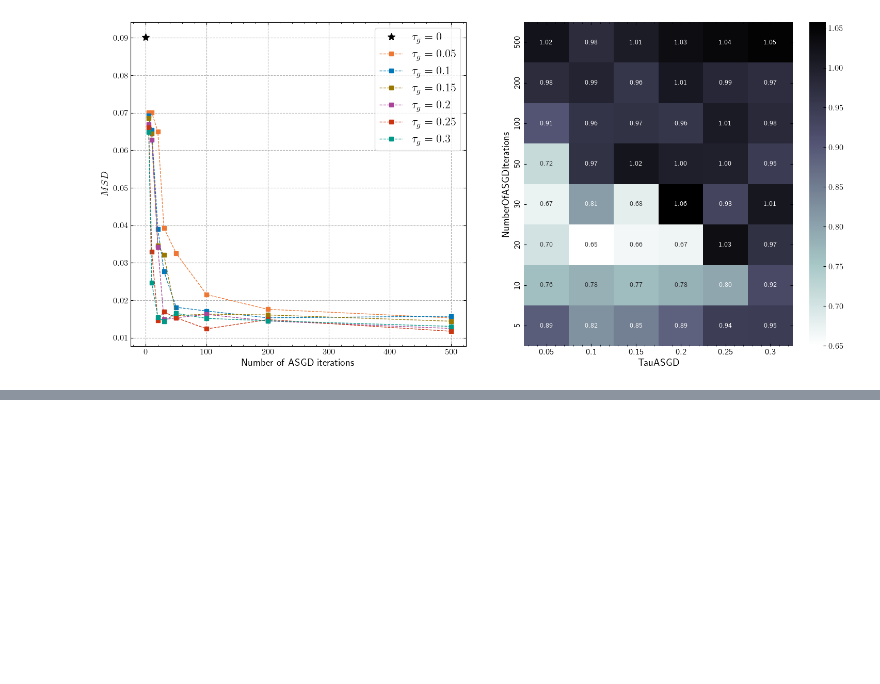
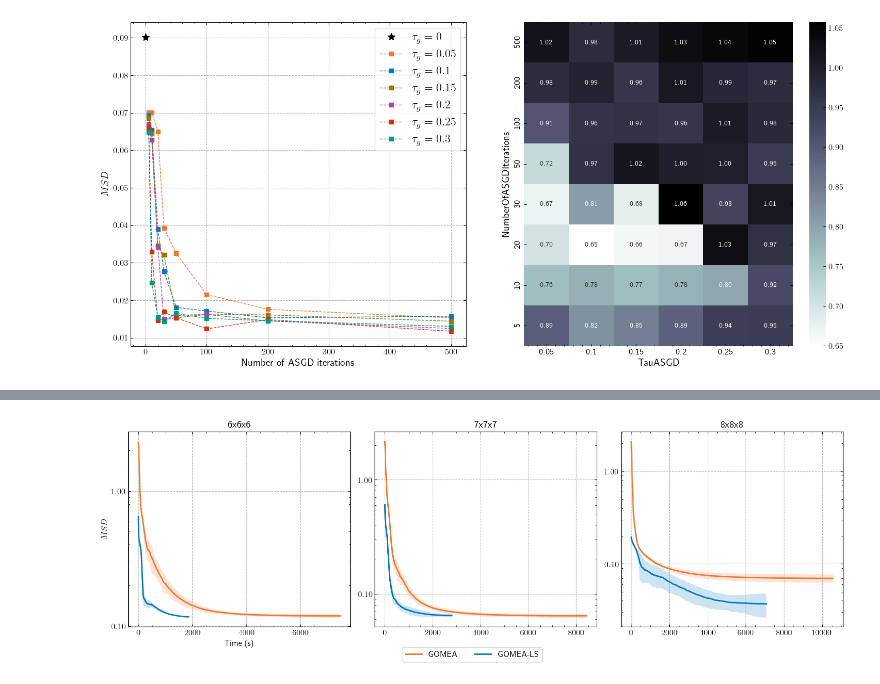
Before and after one commit to joasiee/elastix, a Jupyter notebook: experiments/notebooks/experiments/hybrid.ipynb, the cells around one changed output, grey strips where cells are left out. Cells and saved outputs as stored; diff of their text form; code cells hidden in the pictures; blank space fills up the shorter version.

```diff
--- a/experiments/notebooks/experiments/hybrid.ipynb
+++ b/experiments/notebooks/experiments/hybrid.ipynb
@@ -94,0 +88,4 @@ baseline_runs[0][0].id
+# %%
+df_comparison = ds_comparison.aggregate(["MeshSize", "Optimizer"], ["dvf_rmse", "tre", "bending_energy"])
+df_comparison = df_comparison.loc[df_comparison.Optimizer == "GOMEA"]
+df_comparison = df_comparison.astype({"MeshSize": str})
@@ -94,0 +177,43 @@ baseline_runs[0][0].id
+# %%
+median_times_baseline = []
+median_times_hybrid = []
+mesh_sizes = [(3, 3, 3), (4, 4, 4), (5, 5, 5)]
+
+for i, mesh_size in enumerate(mesh_sizes):
+    df_baseline = times_baseline.loc[times_baseline.MeshSize == str(mesh_size)]
+    df_hybrid = times_hybrid.loc[times_hybrid.MeshSize == str(mesh_size)]
+    median_times_baseline.append(df_baseline["time[ms]"].median())
+    median_times_hybrid.append(df_hybrid["time[ms]"].median())
+
+median_times = {
+    "GOMEA": median_times_baseline,
+    "GOMEA-LS": median_times_hybrid
+}
+# %%
+fig, axes = plt.subplots(1, 3, figsize=(15, 5))
+formatter = ScalarFormatter(useMathText=True)
+formatter.set_scientific(False)
+
+for optimizer in ["GOMEA", "GOMEA-LS"]:
+    for i, mesh_size in enumerate(mesh_sizes):
+        arr_avg, arr_median, arr_std = arrs[optimizer][(mesh_size,)]
+        xs = [median_times[optimizer][i] * j / 1000 for j in range(len(arr_avg))]
+        axes[i].plot(xs, arr_avg, label=optimizer)
+        axes[i].fill_between(xs, arr_avg - arr_std, arr_avg + arr_std, alpha=0.2)
+
+        # formatting
+        axes[i].set_yscale("log")
+        axes[i].yaxis.set_major_formatter(formatter)
+        axes[i].xaxis.set_major_formatter(formatter)
+        axes[i].set_title(mesh_size_as_str(mesh_size), loc="center", fontsize=14)
+
+
+axes[0].set_xlabel("Time (s)", fontsize=12)
+axes[0].set_ylabel("$MSD$", fontsize=12)
+handles, labels = axes[2].get_legend_handles_labels()
+fig.legend(handles, labels, ncol=2, loc="lower center", prop={'size': 12})
+
+plt.tight_layout(rect=[0, 0.04, 1, 1])
+plt.savefig("performance.pdf")
+# %% [output]
+[figure, added]
```
Also changed, not shown: parts of 10 cells of this notebook, 6 other files.
